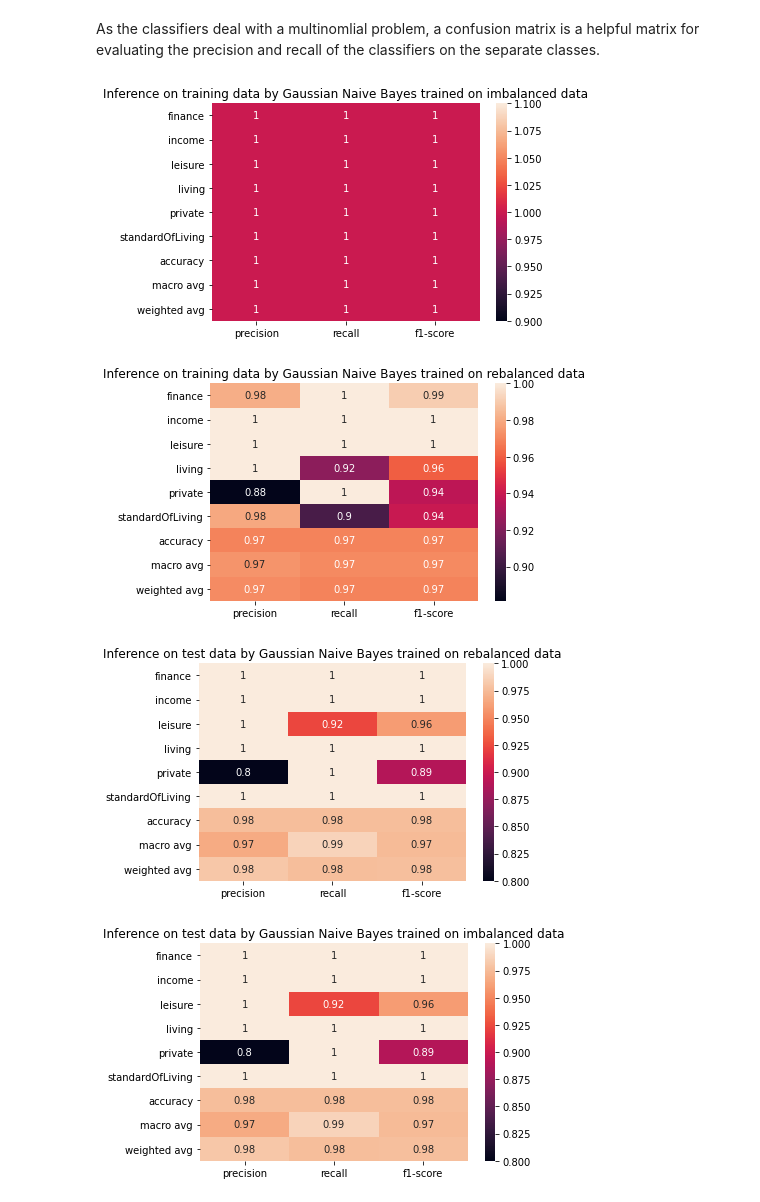
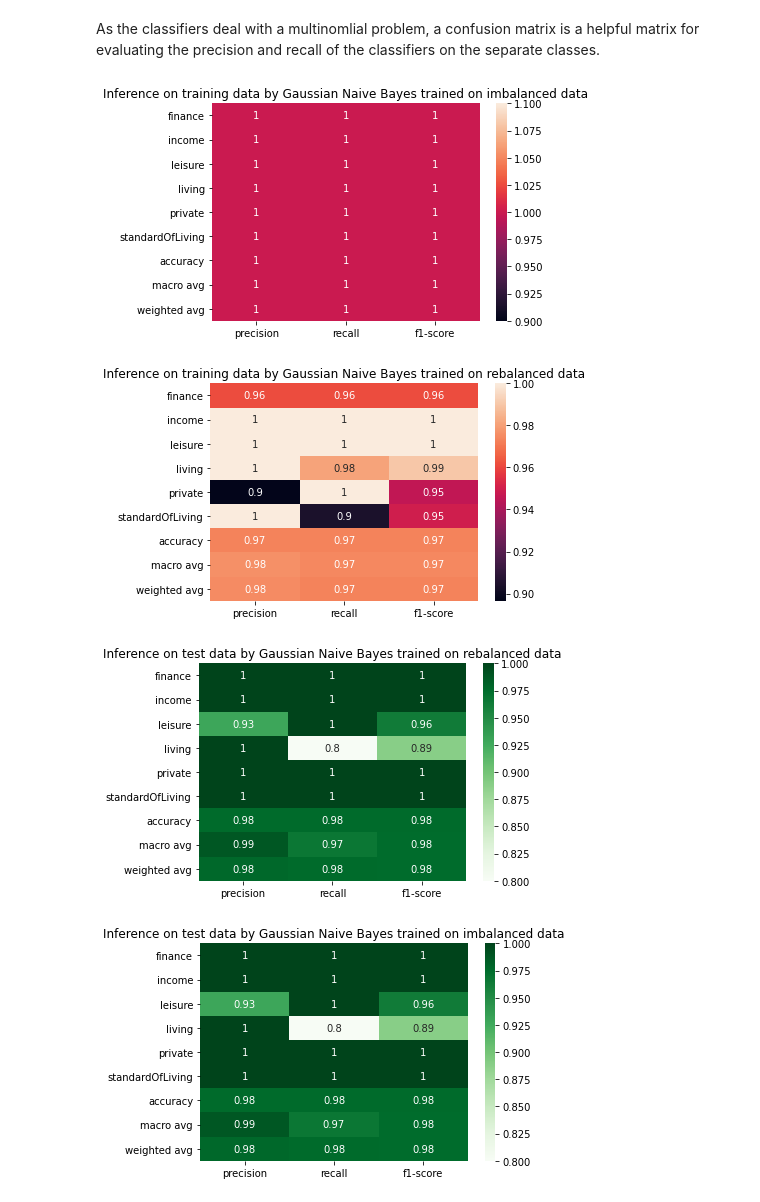
Before and after one commit to defaultUser3214/saki-21-homework, a Jupyter notebook: homework-1/Code/homework-1.ipynb, the cells around one changed output. Saved outputs shown, nothing was run; the diff lists cells and outputs as text; code cells hidden in the pictures.

```diff
--- a/homework-1/Code/homework-1.ipynb
+++ b/homework-1/Code/homework-1.ipynb
@@ -195,3 +210 @@ def preprocess_text_data():
-# %%
-df = df.loc[:,~df.columns.duplicated()]
 # %% [markdown]
@@ -214,7 +227,7 @@ The following pie chart visualizes the rebalanced training data:
 with pd.option_context('mode.chained_assignment', None):
     df.loc[:, 'accumulated_data'] = pd.DataFrame(df['Buchungstag'].astype('str')+df['Auftragskonto'].astype('str')+df['Beguenstigter/Zahlungspflichtiger']+df['Buchungstext']+df['Verwendungszweck']+','+df['Kontonummer'].astype('str'), columns=['Output']).apply(lambda x: ' '.join(x), axis=1)
 # Extracting preprocessed text data
-X, y, vectorized_messages = preprocess_text_data()
+X, y, vectorized_messages = preprocess_text_data(betrag_free=False)
 # Splitting into training and test data set
 train, test, trainy, testy = split_into_train_test_data()
 # Minimizing the class imbalance
@@ -228,20 +241,20 @@ y_rebalanced.value_counts().plot.pie(autopct="%.1f%%")
 ### 3. Model building
 Here two Gaussian Naive Bayes classifiers are trained.
 # %%
-number_of_iterations = 200
+number_of_iterations = 50
 copy = []
 accuracy_scores_rebalanced = []
 accuracy_scores_imbalanced = []
-
-crossvalidation_scores = []
-crossvalidation_scores_imbalanced = []
+accuracy_scores_betrag_free = []
 
 for i in range(0,number_of_iterations):
     # Extracting the relevant columns of the data set
     with pd.option_context('mode.chained_assignment', None):
-        df.loc[:, 'accumulated_data'] = pd.DataFrame(df['Buchungstag'].astype('str')+df['Auftragskonto'].astype('str')+df['Beguenstigter/Zahlungspflichtiger']+df['Buchungstext']+df['Verwendungszweck']+','+df['Kontonummer'].astype('str'), columns=['Output']).apply(lambda x: ' '.join(x), axis=1)
+        df.loc[:, 'accumulated_data'] = pd.DataFrame(df['Betrag'].astype('str')+df['Buchungstag'].astype('str')+df['Auftragskonto'].astype('str')+df['Beguenstigter/Zahlungspflichtiger']+df['Buchungstext']+df['Verwendungszweck']+df['Kontonummer'].astype('str'), columns=['Output']).apply(lambda x: ' '.join(x), axis=1)
+        df.loc[:, 'accumulated_data_without_betrag'] = pd.DataFrame(df['Buchungstag'].astype('str')+df['Auftragskonto'].astype('str')+df['Beguenstigter/Zahlungspflichtiger']+df['Buchungstext']+df['Verwendungszweck']+df['Kontonummer'].astype('str'), columns=['Output']).apply(lambda x: ' '.join(x), axis=1)
+
     # Extracting preprocessed text data
-    X, y, vectorized_messages = preprocess_text_data()
+    X, y, vectorized_messages = preprocess_text_data(betrag_free = False)
     # Splitting into training and test data set
     train, test, trainy, testy = split_into_train_test_data()
     # Minimizing the class imbalance
@@ -258,16 +271,25 @@ for i in range(0,number_of_iterations):
     result = gnb.predict(test)
     result_imbalanced = gnb_imbalanced.predict(test)
 
+    # Not considering column Betrag
+    X_betrag_free, y_betrag_free, vectorized_messages_betrag_free = preprocess_text_data(betrag_free = True)
+    # Splitting into training and test data set
+    train_betrag_free, test_betrag_free, trainy_betrag_free, testy_betrag_free = split_into_train_test_data()
+    # Minimizing the class imbalance
+    X_rebalanced_betrag_free, y_rebalanced_betrag_free = rebalance_training_data()
+    gnb_betrag_free = GaussianNB()
+    gnb_betrag_free = gnb_betrag_free.fit(X_rebalanced_betrag_free, y_rebalanced_betrag_free)
+    result_betrag_free = gnb_betrag_free.predict(test)
+
+
     # Calculating the accuracy scores
     accuracy_score_rebalanced = accuracy_score(result, testy.tolist())
     accuracy_score_imbalanced = accuracy_score(result_imbalanced, testy.tolist())
+    accuracy_score_betrag_free = accuracy_score(result_betrag_free, testy.tolist())
 
     accuracy_scores_rebalanced.append(accuracy_score_rebalanced)
     accuracy_scores_imbalanced.append(accuracy_score_imbalanced)
-
-    # Calculating the crossvalidation scores
-    crossvalidation_scores = cross_val_score(gnb, test, testy, cv=5)
-    crossvalidation_scores_imbalanced = cross_val_score(gnb_imbalanced, test, testy, cv=5)
+    accuracy_scores_betrag_free.append(accuracy_score_betrag_free)
 # %% [markdown]
 <a name='4'></a>
 ### 4. Evaluation
@@ -289,28 +307,36 @@ The mean accuracy score of the Gaussian Naive Bayes trained on the rebalanced is
 # %% [markdown]
 As the classifiers deal with a multinomlial problem, a confusion matrix is a helpful matrix for evaluating the precision and recall of the classifiers on the separate classes.
 # %%
+
+
+
 clf_report = classification_report(trainy, gnb_imbalanced.predict(train), output_dict=True)
 seaborn.heatmap(pd.DataFrame(clf_report).iloc[:-1, :].T, annot=True)
 plt.title('Inference on training data by Gaussian Naive Bayes trained on imbalanced data')
 plt.show()
 
 clf_report = classification_report(y_rebalanced, gnb.predict(X_rebalanced), output_dict=True)
 seaborn.heatmap(pd.DataFrame(clf_report).iloc[:-1, :].T, annot=True)
 plt.title('Inference on training data by Gaussian Naive Bayes trained on rebalanced data')
 plt.show()
 
 
 clf_report = classification_report(testy, result, output_dict=True)
-seaborn.heatmap(pd.DataFrame(clf_report).iloc[:-1, :].T, annot=True)
+seaborn.heatmap(pd.DataFrame(clf_report).iloc[:-1, :].T, annot=True, color='green', cmap=plt.cm.Greens)
 plt.title('Inference on test data by Gaussian Naive Bayes trained on rebalanced data')
 plt.show()
 
 clf_report = classification_report(testy, result_imbalanced, output_dict=True)
-seaborn.heatmap(pd.DataFrame(clf_report).iloc[:-1, :].T, annot=True)
+seaborn.heatmap(pd.DataFrame(clf_report).iloc[:-1, :].T, annot=True, color='green', cmap=plt.cm.Greens)
 plt.title('Inference on test data by Gaussian Naive Bayes trained on imbalanced data')
 plt.show()
+
+clf_report = classification_report(testy, result_betrag_free, output_dict=True)
+seaborn.heatmap(pd.DataFrame(clf_report).iloc[:-1, :].T, annot=True, color='green', cmap=plt.cm.Greens)
+plt.title('Inference on test data by Gaussian Naive Bayes trained on rebalanced data without column Betrag')
+plt.show()
 # %% [output]
 [figure]
-[figure, old version]
+[figure, new version]
-[figure, old version]
+[figure, new version]
-[figure, old version]
+[figure, new version]
```
Also changed, not shown: parts of 9 cells of this notebook.
